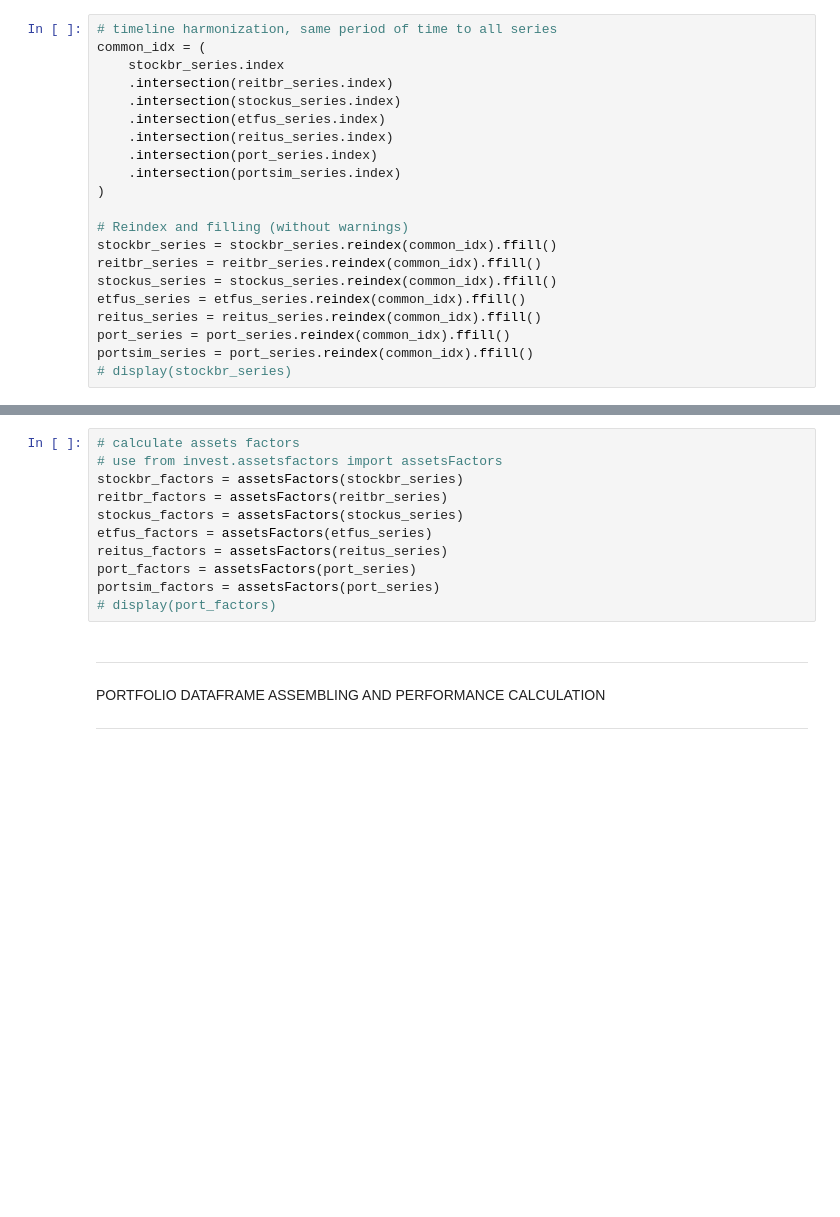
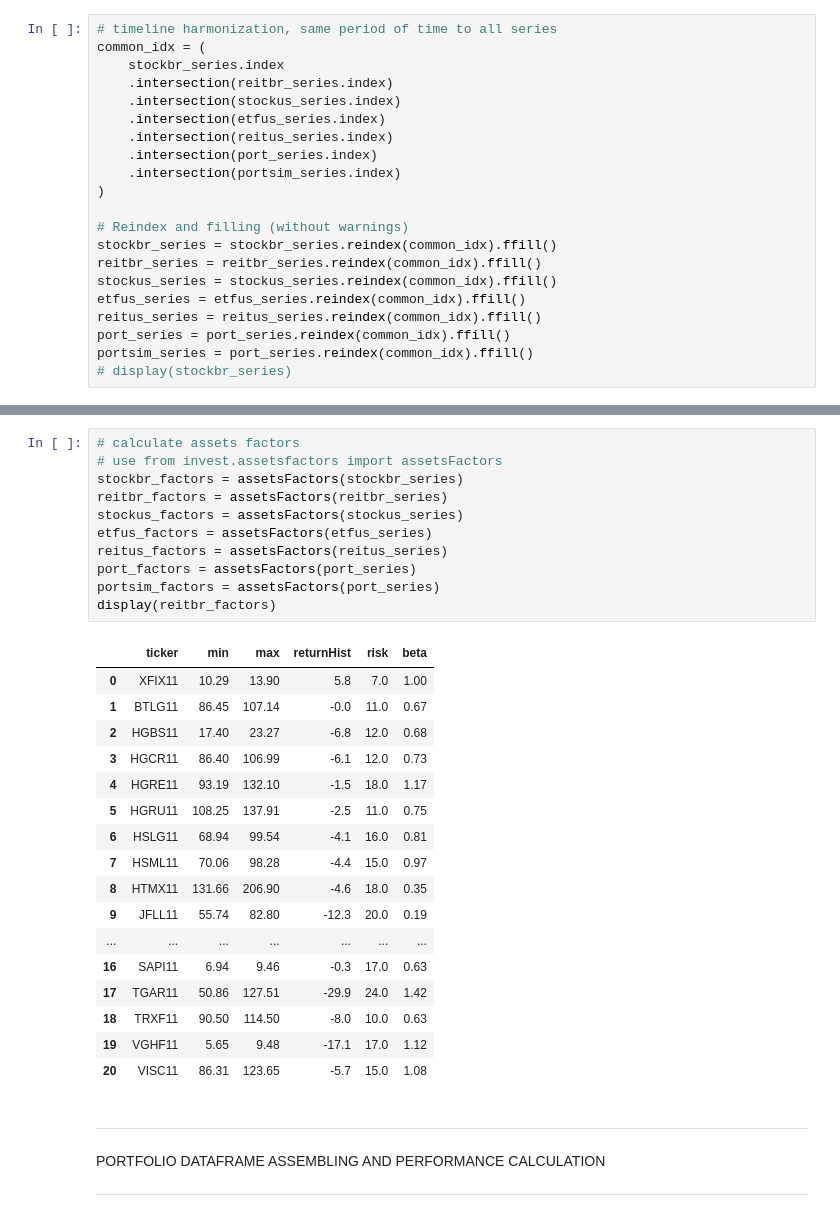
Before and after one commit to maberf/portfoliocolab, a Jupyter notebook: portfolio.ipynb, the cells around one changed output, grey strips where cells are left out. Drawn from its saved outputs; the diff is of its cells as text; blank space fills up the shorter version.

```diff
--- a/portfolio.ipynb
+++ b/portfolio.ipynb
@@ -350,14 +481,32 @@ portsim_series = usdToBrl(portsim_series, reitus_series)
 # %%
 # calculate assets factors
 # use from invest.assetsfactors import assetsFactors
 stockbr_factors = assetsFactors(stockbr_series)
 reitbr_factors = assetsFactors(reitbr_series)
 stockus_factors = assetsFactors(stockus_series)
 etfus_factors = assetsFactors(etfus_series)
 reitus_factors = assetsFactors(reitus_series)
 port_factors = assetsFactors(port_series)
 portsim_factors = assetsFactors(port_series)
-# display(port_factors)
+display(reitbr_factors)
+# %% [output]
+|  | ticker | min | max | returnHist | risk | beta |
+| 0 | XFIX11 | 10.29 | 13.90 | 5.8 | 7.0 | 1.00 |
+| 1 | BTLG11 | 86.45 | 107.14 | -0.0 | 11.0 | 0.67 |
+| 2 | HGBS11 | 17.40 | 23.27 | -6.8 | 12.0 | 0.68 |
+| 3 | HGCR11 | 86.40 | 106.99 | -6.1 | 12.0 | 0.73 |
+| 4 | HGRE11 | 93.19 | 132.10 | -1.5 | 18.0 | 1.17 |
+| 5 | HGRU11 | 108.25 | 137.91 | -2.5 | 11.0 | 0.75 |
+| 6 | HSLG11 | 68.94 | 99.54 | -4.1 | 16.0 | 0.81 |
+| 7 | HSML11 | 70.06 | 98.28 | -4.4 | 15.0 | 0.97 |
+| 8 | HTMX11 | 131.66 | 206.90 | -4.6 | 18.0 | 0.35 |
+| 9 | JFLL11 | 55.74 | 82.80 | -12.3 | 20.0 | 0.19 |
+| ... | ... | ... | ... | ... | ... | ... |
+| 16 | SAPI11 | 6.94 | 9.46 | -0.3 | 17.0 | 0.63 |
+| 17 | TGAR11 | 50.86 | 127.51 | -29.9 | 24.0 | 1.42 |
+| 18 | TRXF11 | 90.50 | 114.50 | -8.0 | 10.0 | 0.63 |
+| 19 | VGHF11 | 5.65 | 9.48 | -17.1 | 17.0 | 1.12 |
+| 20 | VISC11 | 86.31 | 123.65 | -5.7 | 15.0 | 1.08 |
 # %% [markdown]
 ********************************************************************************
 PORTFOLIO DATAFRAME ASSEMBLING AND PERFORMANCE CALCULATION
```
Also changed, not shown: parts of 16 cells of this notebook, 1 other file.
